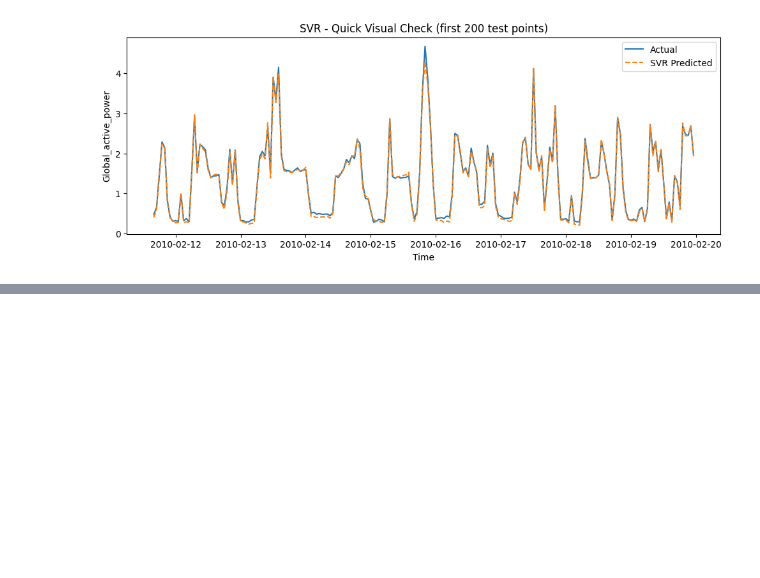
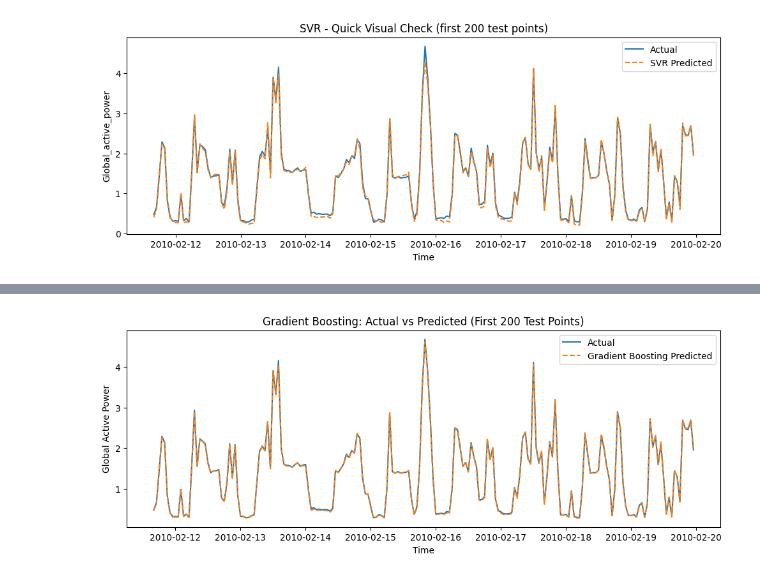
Before and after one commit to pinarrcindemirr/ML_Q1122408, a Jupyter notebook: ML_Q1122408.ipynb, the cells around one changed output, grey strips where cells are left out. Cells and saved outputs as stored; diff of their text form; code cells hidden in the pictures; blank space fills up the shorter version.

```diff
--- a/ML_Q1122408.ipynb
+++ b/ML_Q1122408.ipynb
@@ -541,0 +679,11 @@ plt.show()
+# %%
+plt.figure(figsize=(12, 4))
+plt.plot(df_gbr_results["Actual"].iloc[:n], label="Actual")
+plt.plot(df_gbr_results["Predicted"].iloc[:n], label="Gradient Boosting Predicted", linestyle="--")
+plt.title("Gradient Boosting: Actual vs Predicted (First 200 Test Points)")
+plt.xlabel("Time")
+plt.ylabel("Global Active Power")
+plt.legend()
+plt.show()
+# %% [output]
+[figure, added]
```
Also changed, not shown: parts of 14 cells of this notebook.
